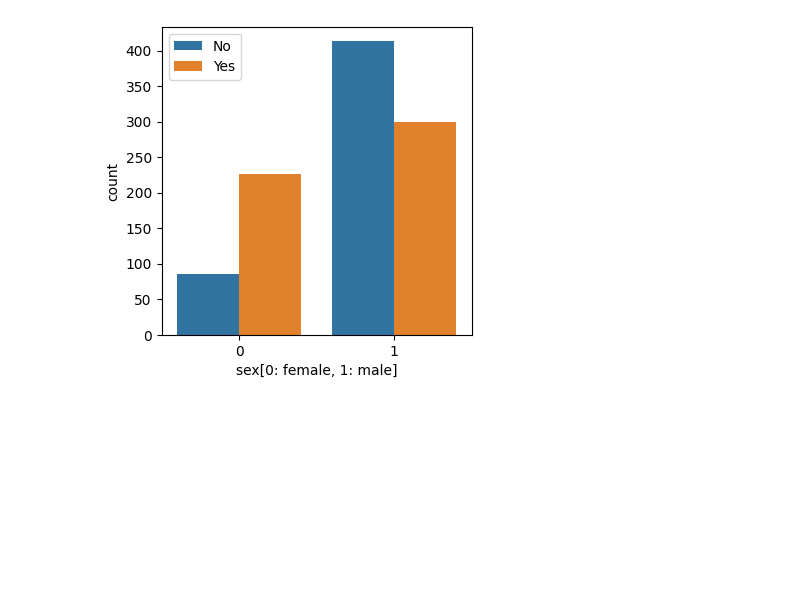
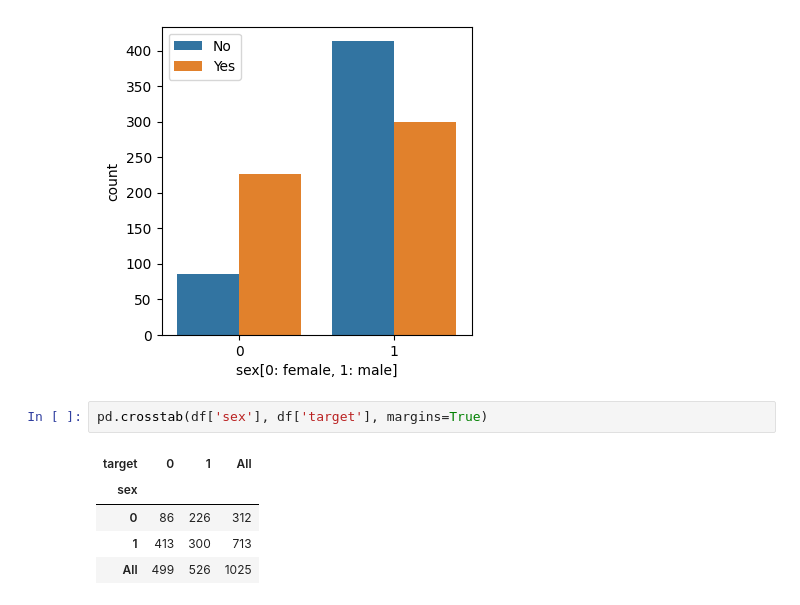
Before and after one commit to drawcodeboy/bigdata_class, a Jupyter notebook: bigdata_class.ipynb, the cells around one changed output. Drawn from its saved outputs; the diff is of its cells as text; blank space fills up the shorter version.

```diff
--- a/bigdata_class.ipynb
+++ b/bigdata_class.ipynb
@@ -59,3 +59,11 @@ plt.show()
 # 남성의 사망률이 높음
 # %% [output]
 [figure]
+# %%
+pd.crosstab(df['sex'], df['target'], margins=True)
+# %% [output]
+| target | 0 | 1 | All |
+| sex |  |  |  |
+| 0 | 86 | 226 | 312 |
+| 1 | 413 | 300 | 713 |
+| All | 499 | 526 | 1025 |
```
Also changed, not shown: parts of 3 cells of this notebook.
